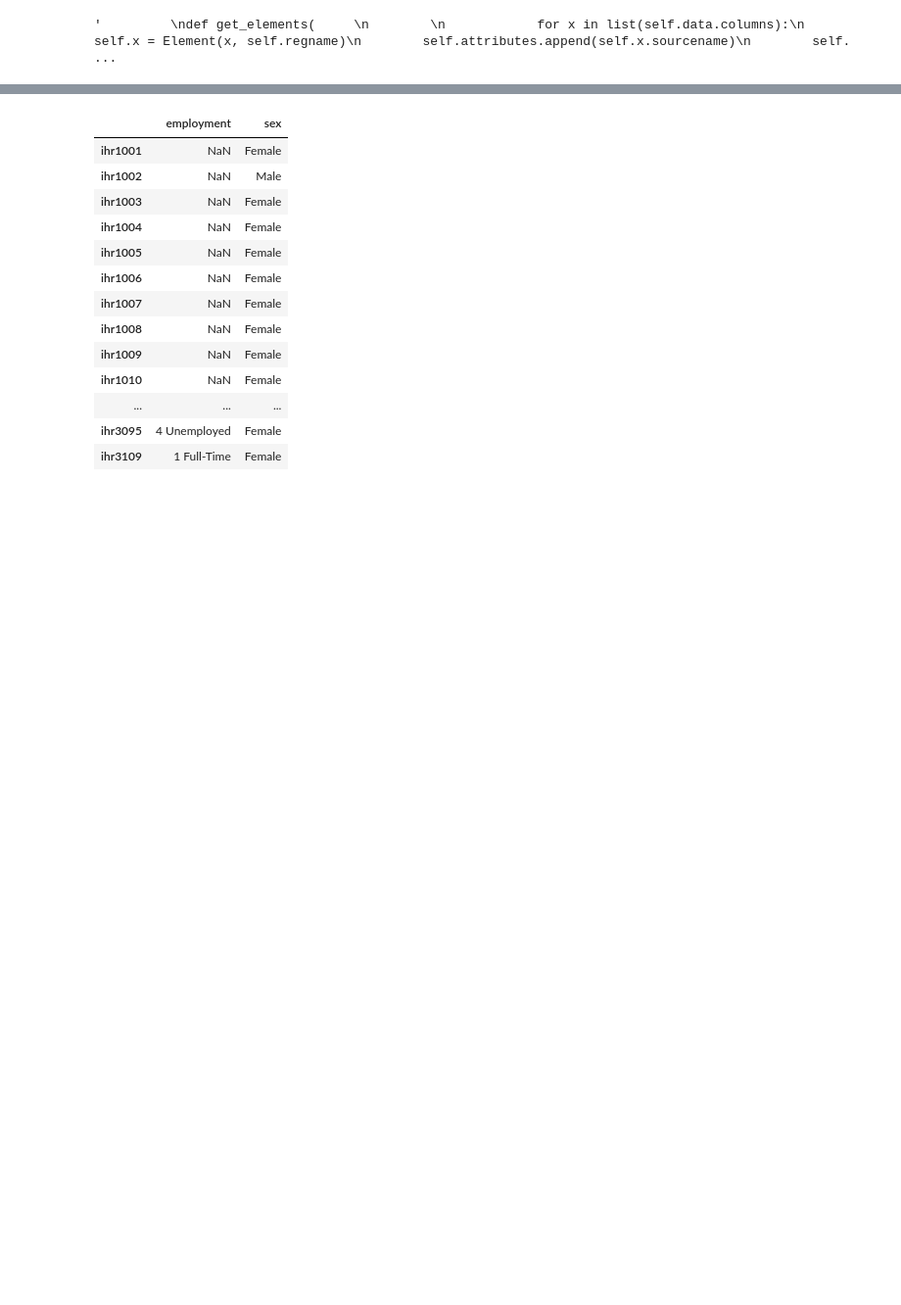
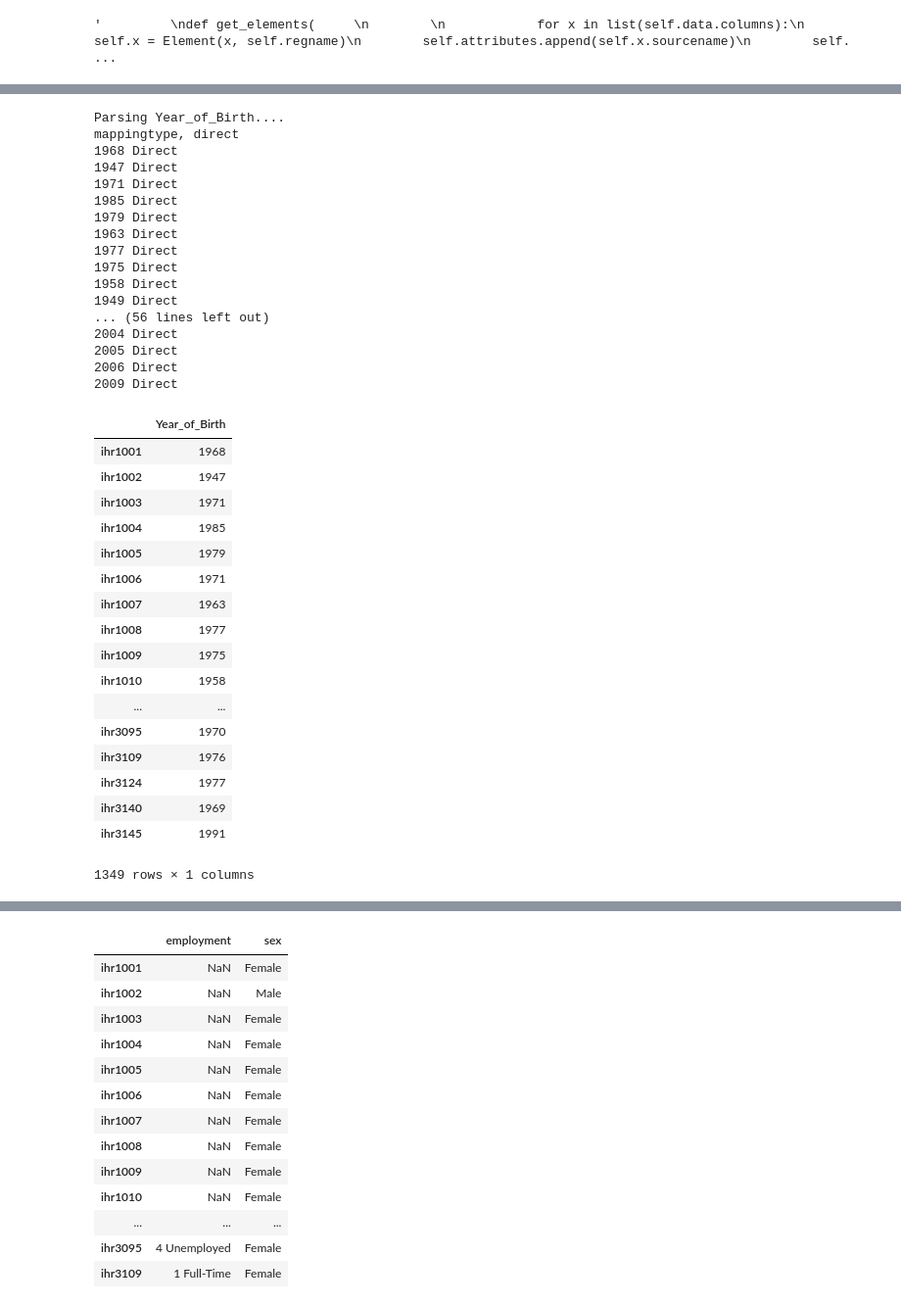
Before and after one commit to rv816/etl, a Jupyter notebook: ETL_Notebook.ipynb, the cells around one changed output, grey strips where cells are left out. Shown at 98% size. Cells and saved outputs as stored; diff of their text form; code cells hidden in the pictures; blank space fills up the shorter version.

```diff
--- a/ETL_Notebook.ipynb
+++ b/ETL_Notebook.ipynb
@@ -191,0 +189,40 @@ T_One2One(element=ihr.sex).transform()
+# %%
+ihr.init_elements(['Year_of_Birth'], mappingtype ='direct')
+T_One2One(ihr.Year_of_Birth).transform()
+ihr.Year_of_Birth.postmap
+# %% [output]
+Parsing Year_of_Birth....
+mappingtype, direct
+1968 Direct
+1947 Direct
+1971 Direct
+1985 Direct
+1979 Direct
+1963 Direct
+1977 Direct
+1975 Direct
+1958 Direct
+1949 Direct
+... (56 lines left out)
+2004 Direct
+2005 Direct
+2006 Direct
+2009 Direct
+|  | Year_of_Birth |
+| ihr1001 | 1968 |
+| ihr1002 | 1947 |
+| ihr1003 | 1971 |
+| ihr1004 | 1985 |
+| ihr1005 | 1979 |
+| ihr1006 | 1971 |
+| ihr1007 | 1963 |
+| ihr1008 | 1977 |
+| ihr1009 | 1975 |
+| ihr1010 | 1958 |
+| ... | ... |
+| ihr3095 | 1970 |
+| ihr3109 | 1976 |
+| ihr3124 | 1977 |
+| ihr3140 | 1969 |
+| ihr3145 | 1991 |
+1349 rows × 1 columns
```
Also changed, not shown: parts of 20 cells of this notebook.
